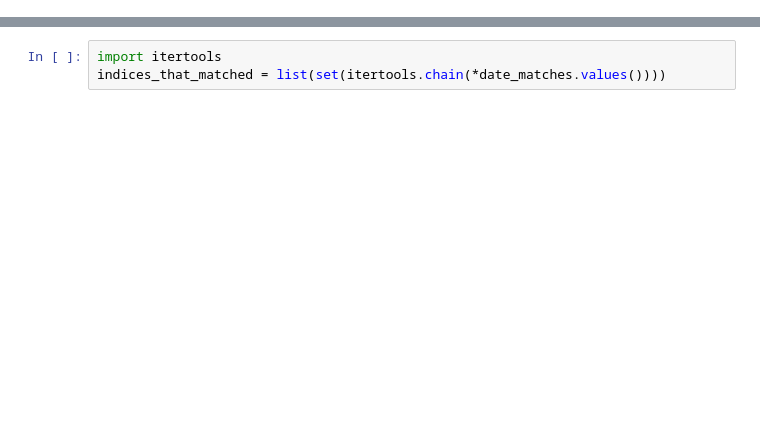
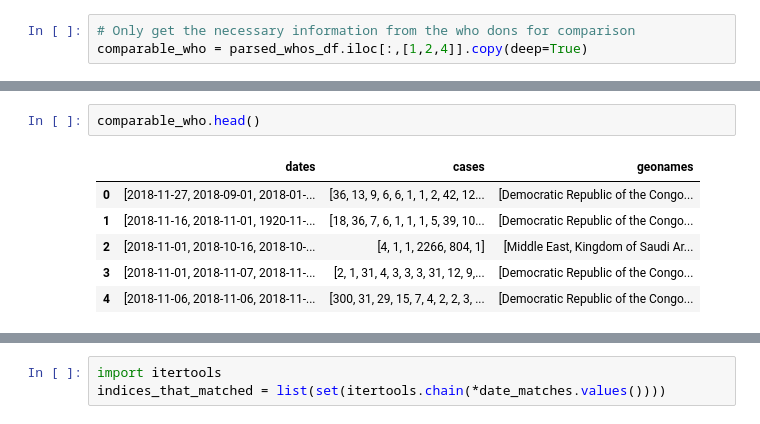
Before and after one commit to aauss/EventEpi, a Jupyter notebook: Example_analysis.ipynb, the cells around one changed output, grey strips where cells are left out. Cells and saved outputs as stored; diff of their text form; blank space fills up the shorter version.

```diff
--- a/Example_analysis.ipynb
+++ b/Example_analysis.ipynb
@@ -62,0 +183,3 @@ for column in sources_filtered.columns[::-3]: # Use only the columns mentioning
+# %%
+# Only get the necessary information from the who dons for comparison
+comparable_who = parsed_whos_df.iloc[:,[1,2,4]].copy(deep=True)
@@ -62,0 +295,9 @@ for column in sources_filtered.columns[::-3]: # Use only the columns mentioning
+# %%
+comparable_who.head()
+# %% [output]
+|  | dates | cases | geonames |
+| 0 | [2018-11-27, 2018-09-01, 2018-01-... | [36, 13, 9, 6, 6, 1, 1, 2, 42, 12... | [Democratic Republic of the Congo... |
+| 1 | [2018-11-16, 2018-11-01, 1920-11-... | [18, 36, 7, 6, 1, 1, 1, 5, 39, 10... | [Democratic Republic of the Congo... |
+| 2 | [2018-11-01, 2018-10-16, 2018-10-... | [4, 1, 1, 2266, 804, 1] | [Middle East, Kingdom of Saudi Ar... |
+| 3 | [2018-11-01, 2018-11-07, 2018-11-... | [2, 1, 31, 4, 3, 3, 3, 31, 12, 9,... | [Democratic Republic of the Congo... |
+| 4 | [2018-11-06, 2018-11-06, 2018-11-... | [300, 31, 29, 15, 7, 4, 2, 2, 3, ... | [Democratic Republic of the Congo... |
```
Also changed, not shown: parts of 62 cells of this notebook.
